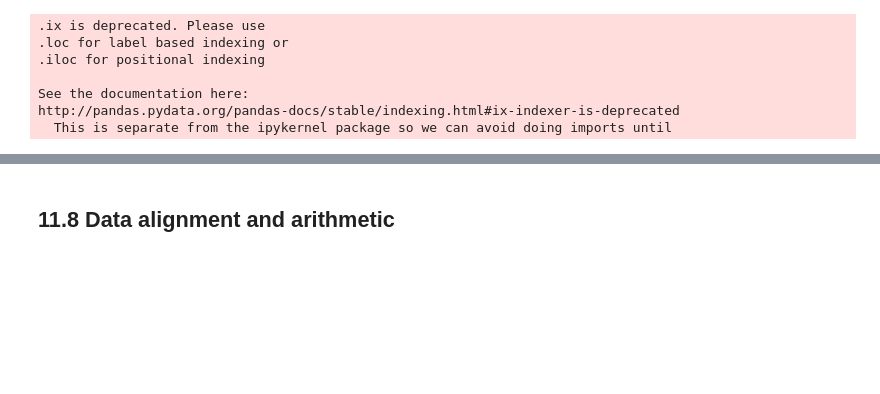
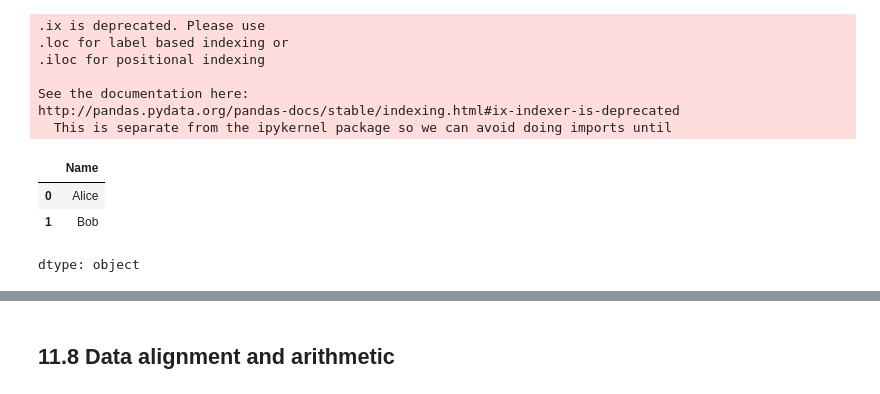
Before and after one commit to rawitphoom/Week1-Intro-to-Python, a Jupyter notebook: introduction_to_python.ipynb, the cells around one changed output, grey strips where cells are left out. Saved outputs shown, nothing was run; the diff lists cells and outputs as text; code cells hidden in the pictures; blank space fills up the shorter version.

```diff
--- a/introduction_to_python.ipynb
+++ b/introduction_to_python.ipynb
@@ -1398,3 +1499,13 @@ Name: A, dtype: float64
 See the documentation here:
 http://pandas.pydata.org/pandas-docs/stable/indexing.html#ix-indexer-is-deprecated
   This is separate from the ipykernel package so we can avoid doing imports until
+# %%
+#------------EXAMPLE-13
+data = {"Name": ["Alice", "Bob"], "Age": [25, 30]}
+df = pd.DataFrame(data)
+df
+# %% [output]
+|  | Name |
+| 0 | Alice |
+| 1 | Bob |
+dtype: object
```
Also changed, not shown: parts of 22 cells of this notebook.
